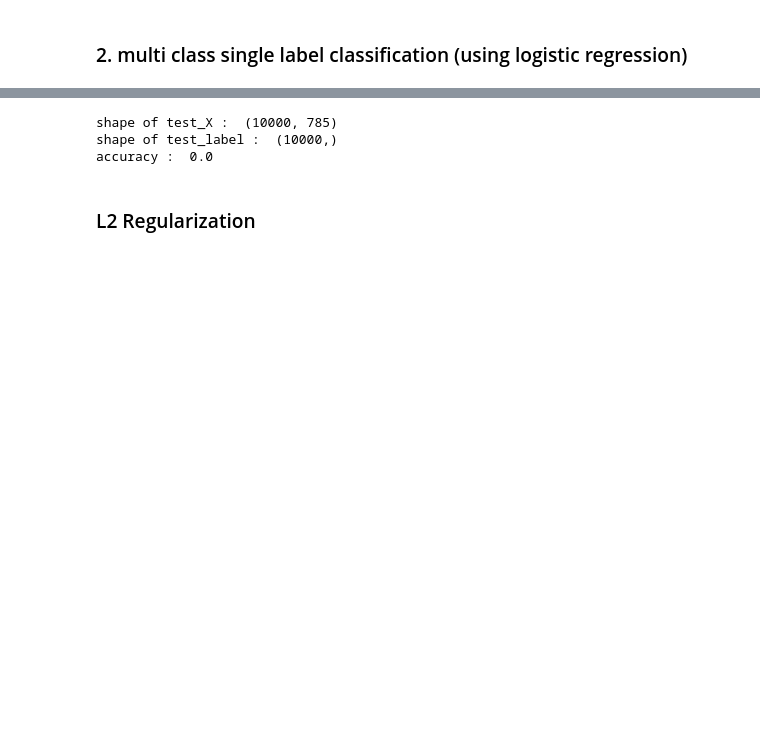
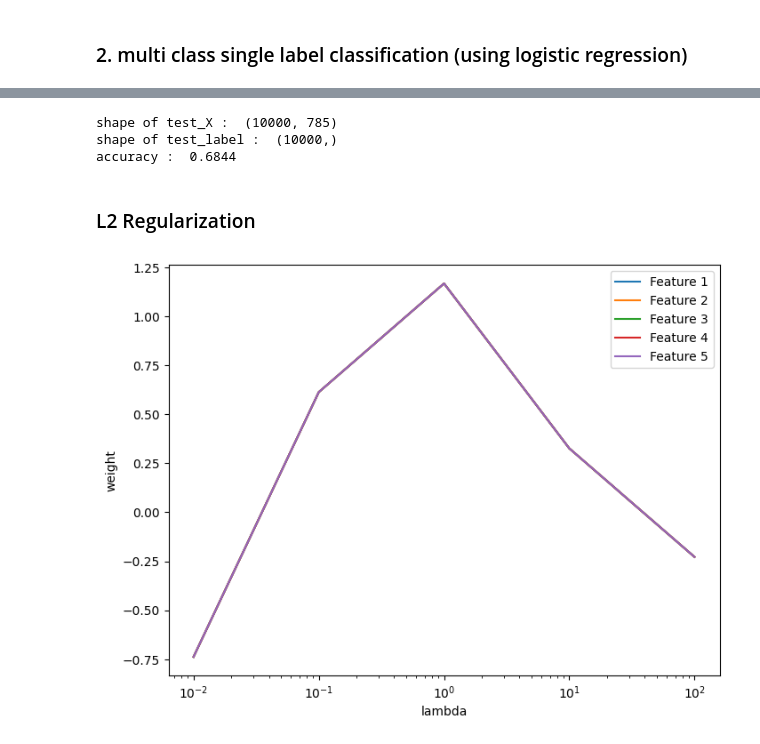
Before and after one commit to YangDongJae/ML, a Jupyter notebook: KOREATECH/assign03/my.ipynb, the cells around one changed output, grey strips where cells are left out. Drawn from its saved outputs; the diff is of its cells as text; code cells hidden in the pictures; blank space fills up the shorter version.

```diff
--- a/KOREATECH/assign03/my.ipynb
+++ b/KOREATECH/assign03/my.ipynb
@@ -164,5 +444,6 @@ accuracy :  0.902
 # %%
 # eval
+import pandas as pd
 
 test_X = test_raw_img.astype('float')/255
 test_X = test_X.reshape(len(test_X.squeeze()), -1)
@@ -170,14 +451,25 @@ test_X = np.insert(test_X, 0, 1, axis=1) # + bias
 print('shape of test_X : ', test_X.shape)
 print('shape of test_label : ', test_label.shape)
 
+probs = mult_cls_classifier(test_X,w0,w1,w2,w3,w4,w5,w6,w7,w8,w9)
 # make prediction using argmax
-max_pred = None # shape : (10000,1) or (10000,)
+max_pred = np.argmax(probs, axis = 1)
 
 acc = np.sum(np.where(test_label==max_pred, True, False))/len(test_X)
 print('accuracy : ', acc)
 # %% [output]
 shape of test_X :  (10000, 785)
 shape of test_label :  (10000,)
-accuracy :  0.0
+accuracy :  0.6844
 # %% [markdown]
 ### L2 Regularization
+# %%
+# cross entropy loss
+def CrossEntropyLoss(w, X, y, alpha) :
+    delta = 1e-7
+
+    preds = 1 / (1+np.exp(-X.dot(w)))
+    reg_term = 0.5 * alpha * np.sum(w**2)
+    loss = np.sum(-y*np.log(preds+delta)-(1-y)*np.log(1-preds+delta))/len(preds) + reg_term
+
+    return loss , preds
@@ -183,0 +518,18 @@ accuracy :  0.0
+# %%
+lambdas = [0.01, 0.1, 1.0, 10.0, 100.0]
+weights = np.zeros((5, len(lambdas)))
+# %%
+for i, l in enumerate(lambdas):
+    w,_ = train(train_7X, train_7y, 7, l)
+    weights[:, i] = np.sum(np.array(w[:1]))
+# %%
+fig, ax = plt.subplots(figsize=(8, 6))
+for i in range(5):
+    ax.plot(lambdas, weights[i], label=f'Feature {i+1}')
+ax.set_xscale('log')
+ax.set_xlabel('lambda')
+ax.set_ylabel('weight')
+ax.legend()
+plt.show()
+# %% [output]
+[figure, added]
```
Also changed, not shown: parts of 21 cells of this notebook, 12 other files.
